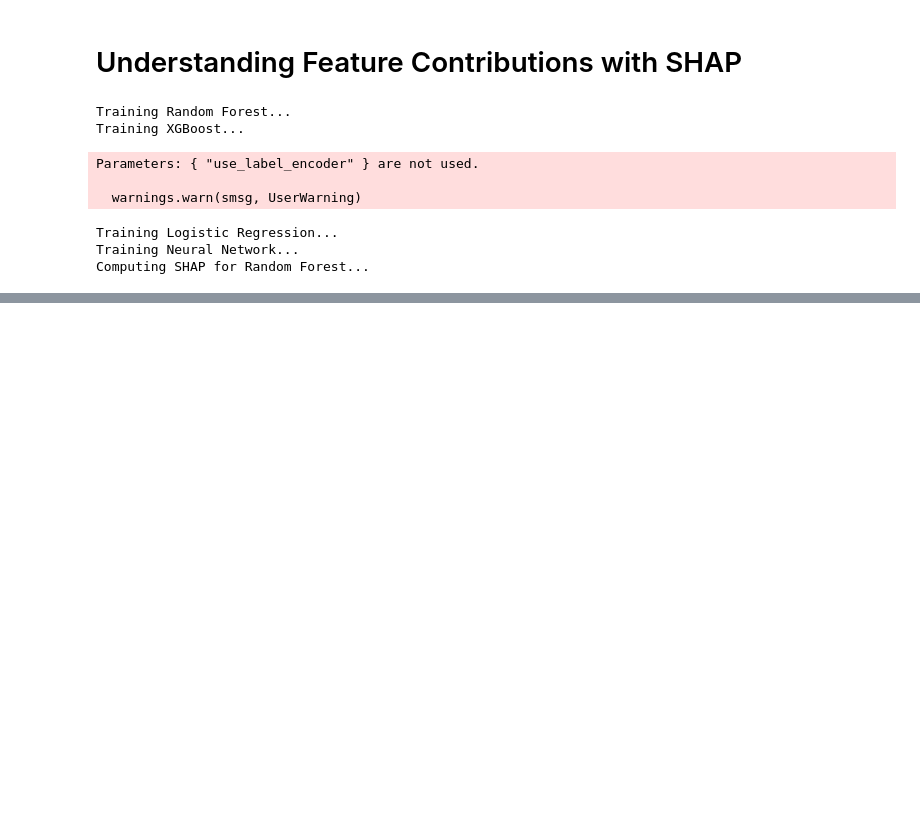
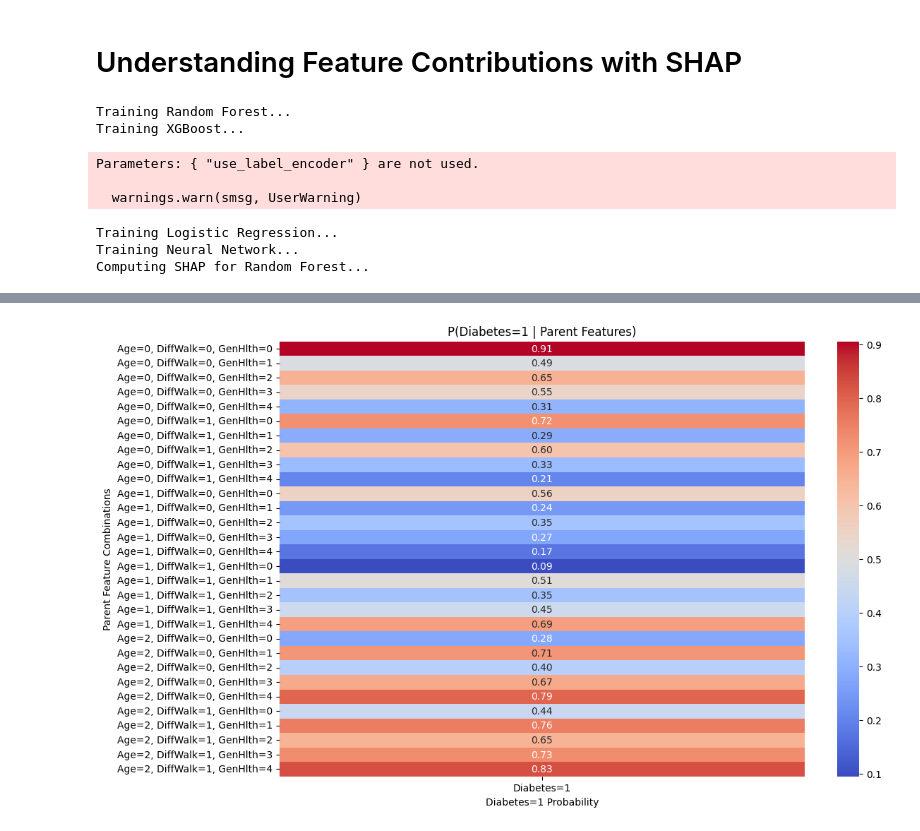
Before and after one commit to faezesarlakifar/Unibo-FAIKR-M3-project, a Jupyter notebook: Diabetes_Risk_Prediction.ipynb, the cells around one changed output, grey strips where cells are left out. Saved outputs shown, nothing was run; the diff lists cells and outputs as text; code cells hidden in the pictures; blank space fills up the shorter version.

```diff
--- a/Diabetes_Risk_Prediction.ipynb
+++ b/Diabetes_Risk_Prediction.ipynb
@@ -381,0 +448,26 @@ Computing SHAP for Random Forest...
+# %%
+import itertools
+import pandas as pd
+import seaborn as sns
+import matplotlib.pyplot as plt
+
+cpd_diabetes = model.get_cpds("Diabetes_binary")
+
+parents = cpd_diabetes.variables[1:]
+parent_cardinalities = cpd_diabetes.cardinality[1:]
+
+# Generate all possible parent state combinations
+parent_states = list(itertools.product(*[range(c) for c in parent_cardinalities]))
+
+cpd_df = pd.DataFrame(
+    cpd_diabetes.values.reshape(len(parent_states), -1),  # Reshape CPD values
+    columns=["Diabetes=0", "Diabetes=1"],  # Column names
+)[["Diabetes=1"]]  # Select Diabetes=1
+
+# Create meaningful row labels by combining parent feature names and states
+cpd_df.index = [
+    ", ".join(f"{feature}={state}" for feature, state in zip(parents, state_comb))
+    for state_comb in parent_states
+]
+
+cpd_df
@@ -381,0 +492,11 @@ Computing SHAP for Random Forest...
+# %%
+plt.figure(figsize=(12, 8))
+sns.heatmap(cpd_df, annot=True, cmap="coolwarm", fmt=".2f")
+plt.title("P(Diabetes=1 | Parent Features)")
+plt.xlabel("Diabetes=1 Probability")
+plt.ylabel("Parent Feature Combinations")
+plt.xticks(rotation=0)
+plt.yticks(rotation=0)
+plt.show()
+# %% [output]
+[figure, added]
```
Also changed, not shown: parts of 7 cells of this notebook.
